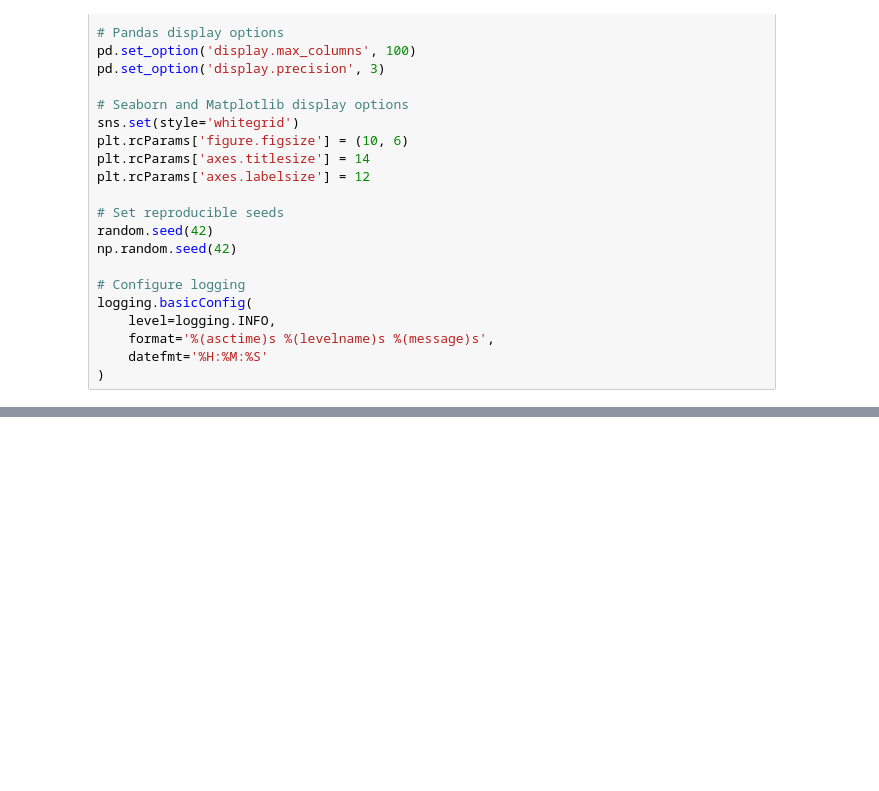
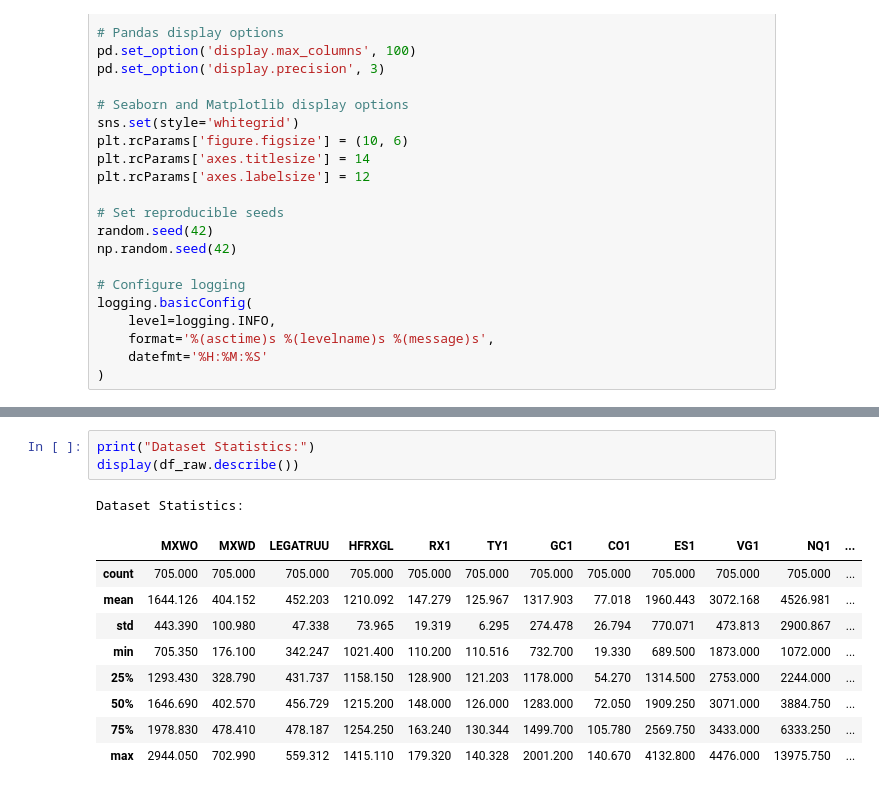
Before and after one commit to jacopo-raffaeli/portfolio-replica, a Jupyter notebook: notebooks/01_Exploratory_Data_Analysis.ipynb, the cells around one changed output, grey strips where cells are left out. Cells and saved outputs as stored; diff of their text form; blank space fills up the shorter version.

```diff
--- a/notebooks/01_Exploratory_Data_Analysis.ipynb
+++ b/notebooks/01_Exploratory_Data_Analysis.ipynb
@@ -126,0 +113,14 @@ data = data_raw.set_index('Date')
+# %%
+print("Dataset Statistics:")
+display(df_raw.describe())
+# %% [output]
+Dataset Statistics:
+|  | MXWO | MXWD | LEGATRUU | HFRXGL | RX1 | TY1 | GC1 | CO1 | ES1 | VG1 | NQ1 | ... |
+| count | 705.000 | 705.000 | 705.000 | 705.000 | 705.000 | 705.000 | 705.000 | 705.000 | 705.000 | 705.000 | 705.000 | ... |
+| mean | 1644.126 | 404.152 | 452.203 | 1210.092 | 147.279 | 125.967 | 1317.903 | 77.018 | 1960.443 | 3072.168 | 4526.981 | ... |
+| std | 443.390 | 100.980 | 47.338 | 73.965 | 19.319 | 6.295 | 274.478 | 26.794 | 770.071 | 473.813 | 2900.867 | ... |
+| min | 705.350 | 176.100 | 342.247 | 1021.400 | 110.200 | 110.516 | 732.700 | 19.330 | 689.500 | 1873.000 | 1072.000 | ... |
+| 25% | 1293.430 | 328.790 | 431.737 | 1158.150 | 128.900 | 121.203 | 1178.000 | 54.270 | 1314.500 | 2753.000 | 2244.000 | ... |
+| 50% | 1646.690 | 402.570 | 456.729 | 1215.200 | 148.000 | 126.000 | 1283.000 | 72.050 | 1909.250 | 3071.000 | 3884.750 | ... |
+| 75% | 1978.830 | 478.410 | 478.187 | 1254.250 | 163.240 | 130.344 | 1499.700 | 105.780 | 2569.750 | 3433.000 | 6333.250 | ... |
+| max | 2944.050 | 702.990 | 559.312 | 1415.110 | 179.320 | 140.328 | 2001.200 | 140.670 | 4132.800 | 4476.000 | 13975.750 | ... |
```
Also changed, not shown: parts of 14 cells of this notebook.
